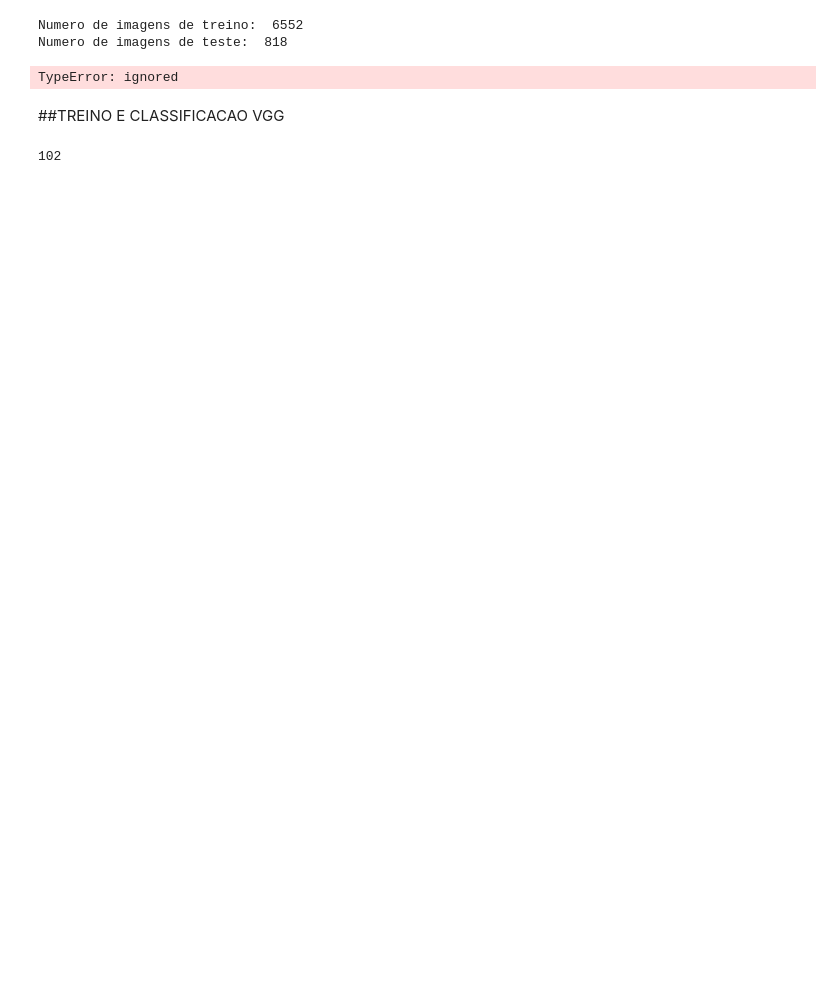
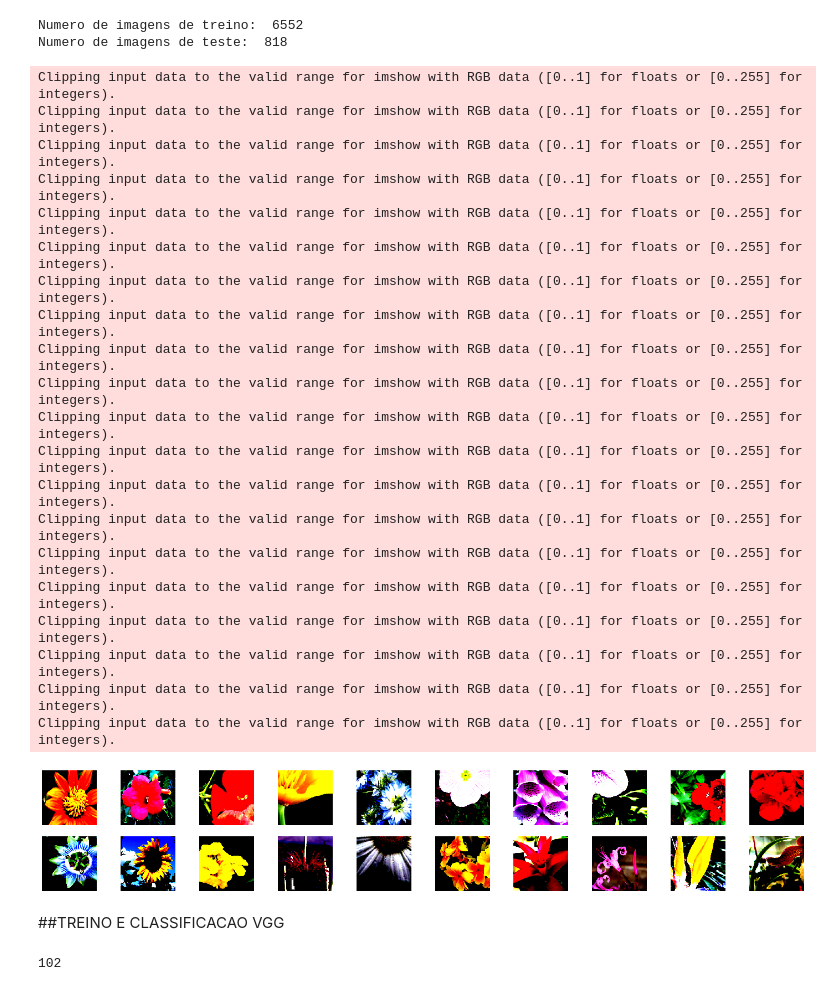
Before and after one commit to victoralcantara75/CNN-FLOWER-CLASSIFY, a Jupyter notebook: CNN_FLOWER_CLASSIFY.ipynb, the cells around one changed output. Saved outputs shown, nothing was run; the diff lists cells and outputs as text; code cells hidden in the pictures; blank space fills up the shorter version.

Commit message:
treino com vgg

```diff
--- a/CNN_FLOWER_CLASSIFY.ipynb
+++ b/CNN_FLOWER_CLASSIFY.ipynb
@@ -47,38 +51,22 @@ diretorio_validacao = diretorio_dados + '/valid'
 # %%
 # APLICANDO AS TRANSFORMACOES NECESSARIAS E O DATA AUGMENTATION
 
-transformacao = {'train':
-                   transforms.Compose([
-                   transforms.RandomRotation(10),      #ROTAÇÃO DAS IMAGENS
-                   transforms.RandomResizedCrop(224),  #INPUT SIZE 224X224
-                   transforms.RandomHorizontalFlip(),  #ESPELHAMENTO
-                   transforms.ToTensor(),
-                   transforms.Normalize([0.485, 0.456, 0.406], [0.229, 0.224, 0.225])
-                ]),
-                'valid':
-                   transforms.Compose([
-                   transforms.Resize(256),
-                   transforms.CenterCrop(224),
-                   transforms.ToTensor(),
-                   transforms.Normalize([0.485, 0.456, 0.406], [0.229, 0.224, 0.225])
+transformacao_treino = transforms.Compose([
+                       transforms.RandomRotation(10),      #ROTAÇÃO DAS IMAGENS
+                       transforms.RandomResizedCrop(224),  #INPUT SIZE 224X224
+                       transforms.RandomHorizontalFlip(),  #ESPELHAMENTO
+                       transforms.ToTensor(),
+                       transforms.Normalize([0.485, 0.456, 0.406], [0.229, 0.224, 0.225])
                 ])
-}
+transformacao_validacao = transforms.Compose([
+                          transforms.Resize(256),
+                          transforms.CenterCrop(224),
+                          transforms.ToTensor(),
+                          transforms.Normalize([0.485, 0.456, 0.406], [0.229, 0.224, 0.225])
+                ])
 # %%
-import os
-
-# image_datasets = { x: datasets.ImageFolder(os.path.join(diretorio_dados, x), transformacao[x])
-#     for x in ['train', 'valid']
-# }
-
-# batch_size =4
-
-# dataloaders = { x: torch.utils.data.DataLoader(image_datasets[x], batch_size=batch_size, shuffle=True, num_workers=4)
-#     for x in ['train', 'valid']
-# }
-
-
-dados_treino = datasets.ImageFolder(diretorio_treino, transformacao)
-dados_validacao = datasets.ImageFolder(diretorio_validacao, transformacao)
+dados_treino = datasets.ImageFolder(diretorio_treino, transformacao_treino)
+dados_validacao = datasets.ImageFolder(diretorio_validacao, transformacao_validacao)
 
 print('Numero de imagens de treino: ', len(dados_treino))
 print('Numero de imagens de teste: ', len(dados_validacao))
@@ -105,17 +93,36 @@ with open('cat_to_name.json', 'r') as f:
 # %%
 # obtendo um batch de imagens de treinamento
 dataiter = iter(treino_loader)
 images, labels = dataiter.next()
 images = images.numpy() # para exibir as imagens converter para numpy
 
 # plotar as imagens no batch, com os rótulos correspondentes
 fig = plt.figure(figsize=(25, 4))
 for idx in np.arange(20):
     ax = fig.add_subplot(2, 20/2, idx+1, xticks=[], yticks=[])
     plt.imshow(np.transpose(images[idx], (1, 2, 0)))
-    ax.set_title(classes[labels[idx]])
 # %% [output]
-TypeError: ignored
+Clipping input data to the valid range for imshow with RGB data ([0..1] for floats or [0..255] for integers).
+Clipping input data to the valid range for imshow with RGB data ([0..1] for floats or [0..255] for integers).
+Clipping input data to the valid range for imshow with RGB data ([0..1] for floats or [0..255] for integers).
+Clipping input data to the valid range for imshow with RGB data ([0..1] for floats or [0..255] for integers).
+Clipping input data to the valid range for imshow with RGB data ([0..1] for floats or [0..255] for integers).
+Clipping input data to the valid range for imshow with RGB data ([0..1] for floats or [0..255] for integers).
+Clipping input data to the valid range for imshow with RGB data ([0..1] for floats or [0..255] for integers).
+Clipping input data to the valid range for imshow with RGB data ([0..1] for floats or [0..255] for integers).
+Clipping input data to the valid range for imshow with RGB data ([0..1] for floats or [0..255] for integers).
+Clipping input data to the valid range for imshow with RGB data ([0..1] for floats or [0..255] for integers).
+Clipping input data to the valid range for imshow with RGB data ([0..1] for floats or [0..255] for integers).
+Clipping input data to the valid range for imshow with RGB data ([0..1] for floats or [0..255] for integers).
+Clipping input data to the valid range for imshow with RGB data ([0..1] for floats or [0..255] for integers).
+Clipping input data to the valid range for imshow with RGB data ([0..1] for floats or [0..255] for integers).
+Clipping input data to the valid range for imshow with RGB data ([0..1] for floats or [0..255] for integers).
+Clipping input data to the valid range for imshow with RGB data ([0..1] for floats or [0..255] for integers).
+Clipping input data to the valid range for imshow with RGB data ([0..1] for floats or [0..255] for integers).
+Clipping input data to the valid range for imshow with RGB data ([0..1] for floats or [0..255] for integers).
+Clipping input data to the valid range for imshow with RGB data ([0..1] for floats or [0..255] for integers).
+Clipping input data to the valid range for imshow with RGB data ([0..1] for floats or [0..255] for integers).
+[figure, added]
 # %% [markdown]
 ##TREINO E CLASSIFICACAO VGG
 # %%
```
Also changed, not shown: parts of 6 cells of this notebook.
